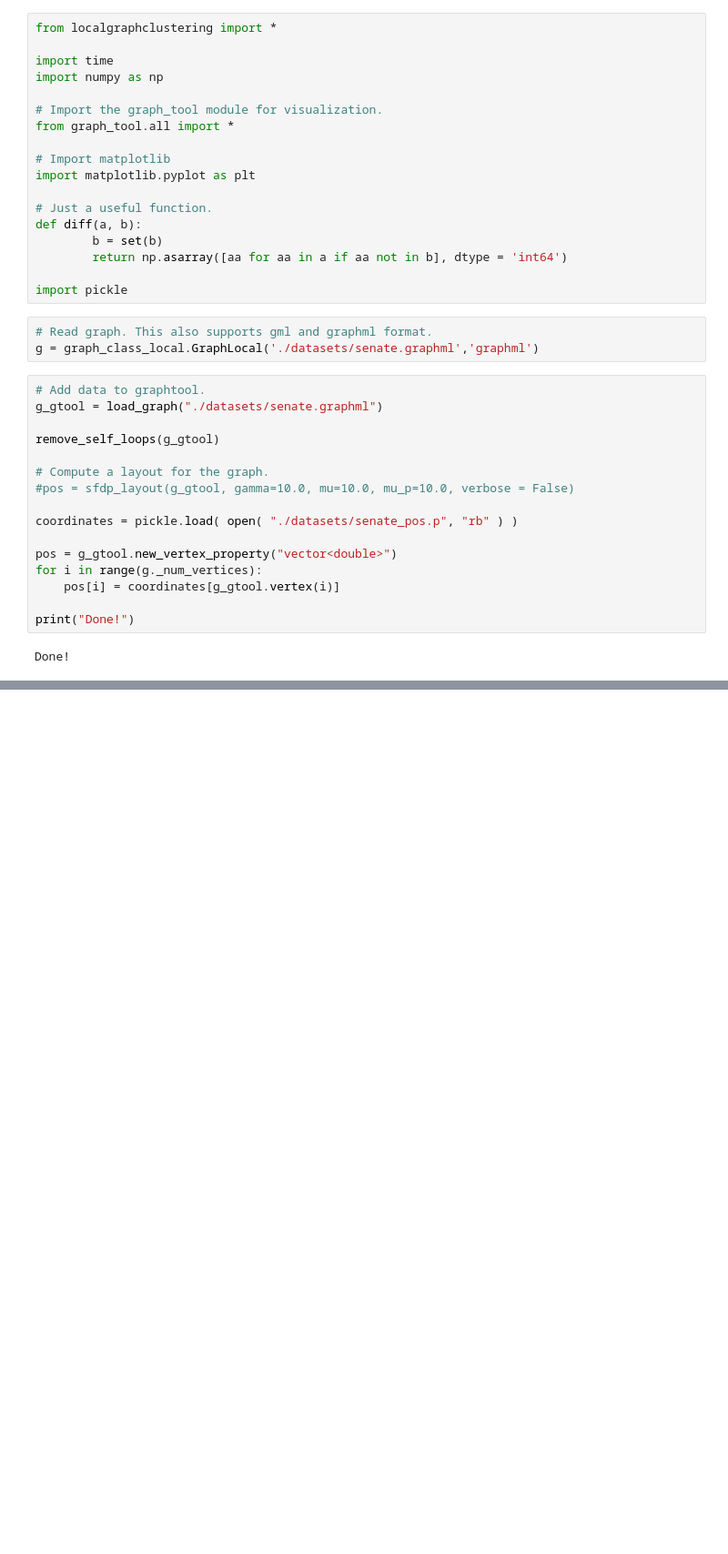
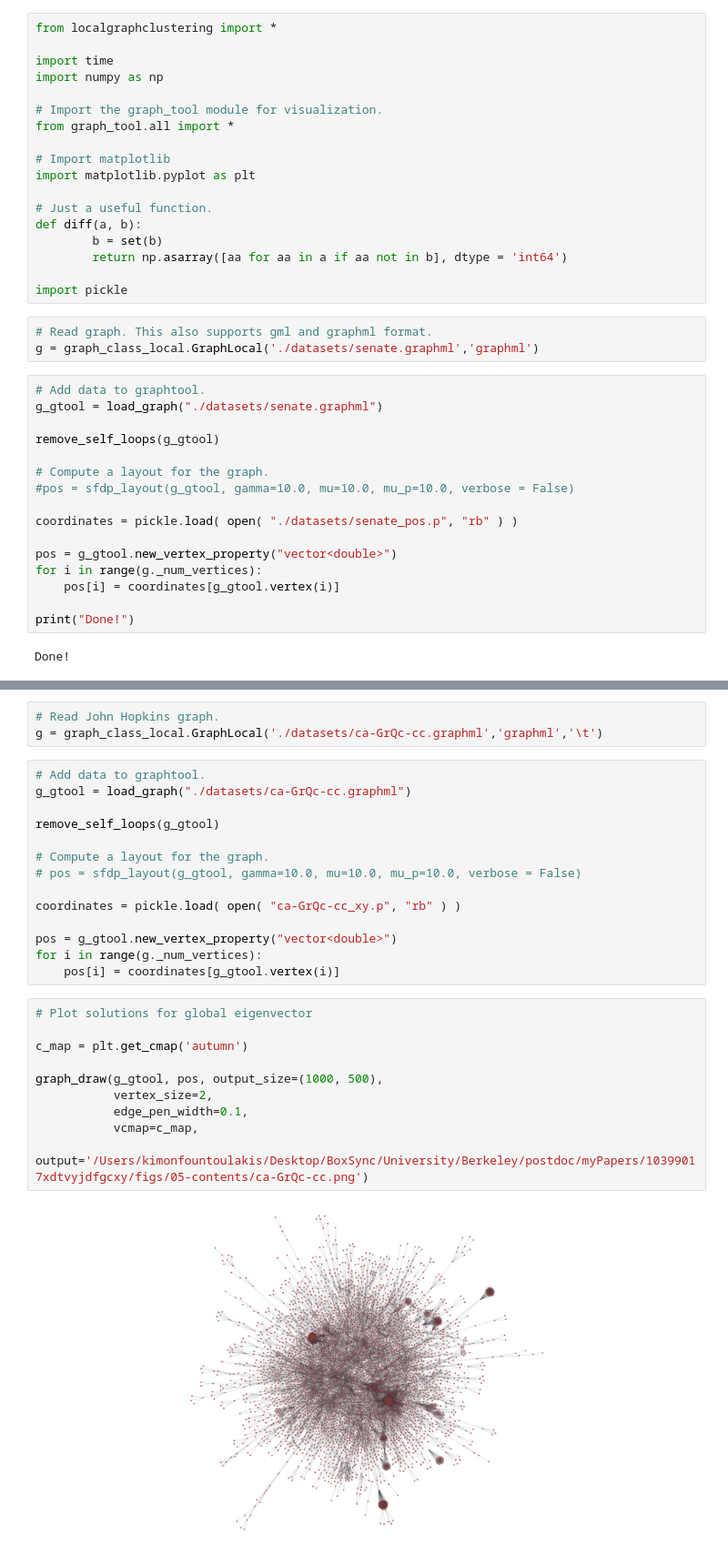
Before and after one commit to kfoynt/LocalGraphClustering, a Jupyter notebook: notebooks/Untitled.ipynb, the cells around one changed output, grey strips where cells are left out. Shown at 91% size. Drawn from its saved outputs; the diff is of its cells as text; blank space fills up the shorter version.

```diff
--- a/notebooks/Untitled.ipynb
+++ b/notebooks/Untitled.ipynb
@@ -55,0 +113,29 @@ graph_draw(g_gtool, pos, output_size=(1000, 500),
+# %%
+# Read John Hopkins graph.
+g = graph_class_local.GraphLocal('./datasets/ca-GrQc-cc.graphml','graphml','\t')
+# %%
+# Add data to graphtool.
+g_gtool = load_graph("./datasets/ca-GrQc-cc.graphml")
+
+remove_self_loops(g_gtool)
+
+# Compute a layout for the graph.
+# pos = sfdp_layout(g_gtool, gamma=10.0, mu=10.0, mu_p=10.0, verbose = False)
+
+coordinates = pickle.load( open( "ca-GrQc-cc_xy.p", "rb" ) )
+
+pos = g_gtool.new_vertex_property("vector<double>")
+for i in range(g._num_vertices):
+    pos[i] = coordinates[g_gtool.vertex(i)]
+# %%
+# Plot solutions for global eigenvector
+
+c_map = plt.get_cmap('autumn')
+
+graph_draw(g_gtool, pos, output_size=(1000, 500),
+           vertex_size=2,
+           edge_pen_width=0.1,
+           vcmap=c_map,
+           output='/Users/kimonfountoulakis/Desktop/BoxSync/University/Berkeley/postdoc/myPapers/10399017xdtvyjdfgcxy/figs/05-contents/ca-GrQc-cc.png')
+# %% [output]
+[figure, added]
```
Also changed, not shown: parts of 6 cells of this notebook, 3 other files.
